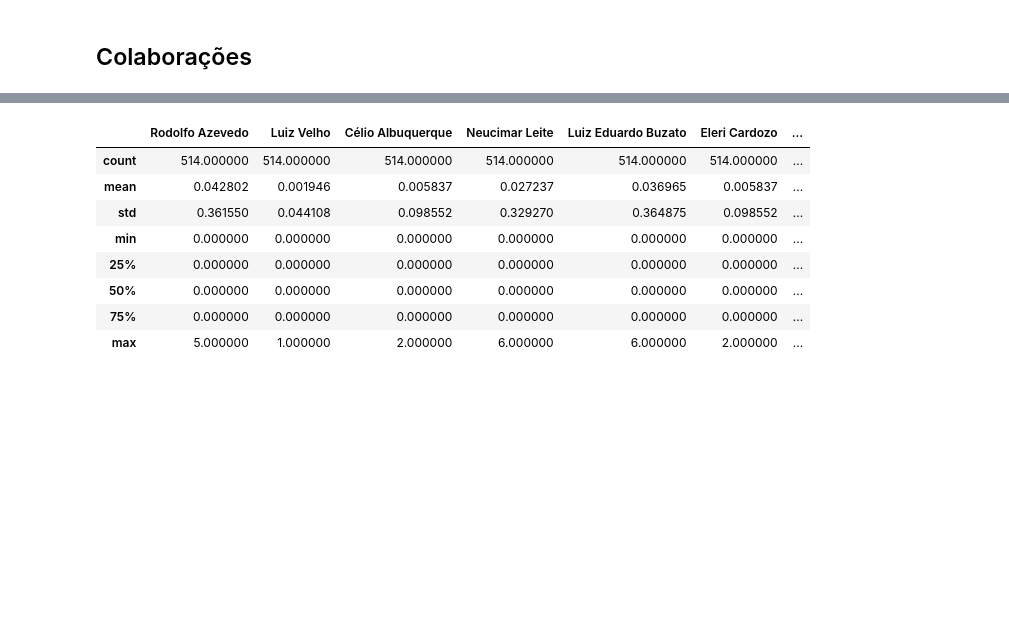
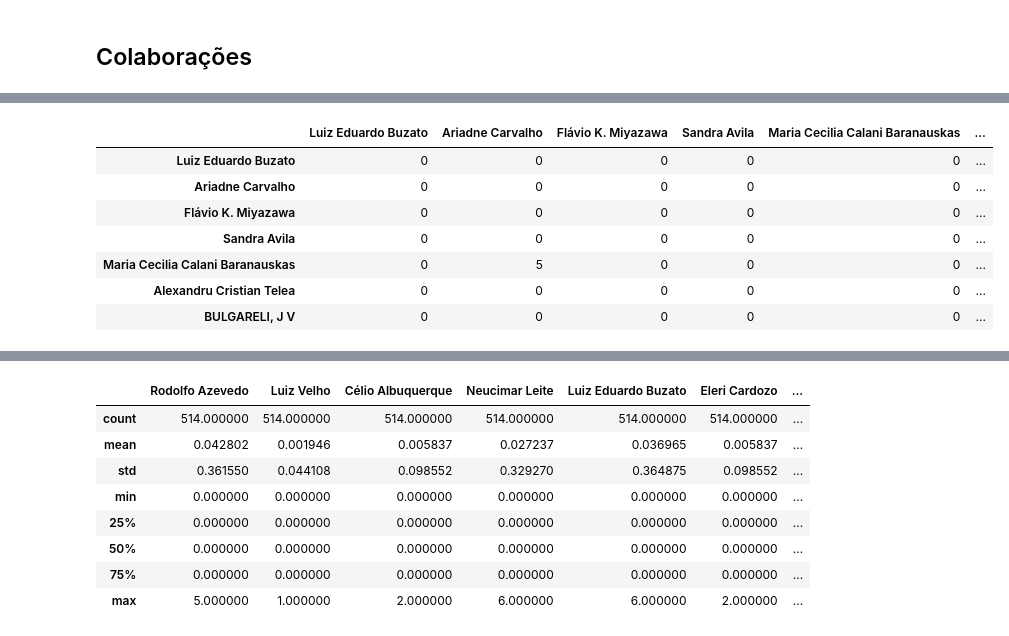
Before and after one commit to gondimjoaom/mo412-projetofinal, a Jupyter notebook: graph_all.ipynb, the cells around one changed output, grey strips where cells are left out. Drawn from its saved outputs; the diff is of its cells as text; code cells hidden in the pictures; blank space fills up the shorter version.

```diff
--- a/graph_all.ipynb
+++ b/graph_all.ipynb
@@ -325,0 +360,5 @@ colabs
+# %%
+nodes_unicamp_fem = [grafo_defesas.nodes[node]["nome"] for node in grafo_defesas.nodes if (node in nodes_unicamp_orcid and
+                                                                                           grafo_defesas.nodes[node]["genero"] == "Feminino")]
+nodes_unicamp_masc = [grafo_defesas.nodes[node]["nome"] for node in grafo_defesas.nodes if (node in nodes_unicamp_orcid and
+                                                                                           grafo_defesas.nodes[node]["genero"] == "Masculino")]
@@ -325,0 +381,11 @@ colabs
+# %%
+colabs.loc[nodes_unicamp_fem, nodes_unicamp_fem]
+# %% [output]
+|  | Luiz Eduardo Buzato | Ariadne Carvalho | Flávio K. Miyazawa | Sandra Avila | Maria Cecilia Calani Baranauskas | ... |
+| Luiz Eduardo Buzato | 0 | 0 | 0 | 0 | 0 | ... |
+| Ariadne Carvalho | 0 | 0 | 0 | 0 | 0 | ... |
+| Flávio K. Miyazawa | 0 | 0 | 0 | 0 | 0 | ... |
+| Sandra Avila | 0 | 0 | 0 | 0 | 0 | ... |
+| Maria Cecilia Calani Baranauskas | 0 | 5 | 0 | 0 | 0 | ... |
+| Alexandru Cristian Telea | 0 | 0 | 0 | 0 | 0 | ... |
+| BULGARELI, J V | 0 | 0 | 0 | 0 | 0 | ... |
```
Also changed, not shown: parts of 32 cells of this notebook, 1 other file.
